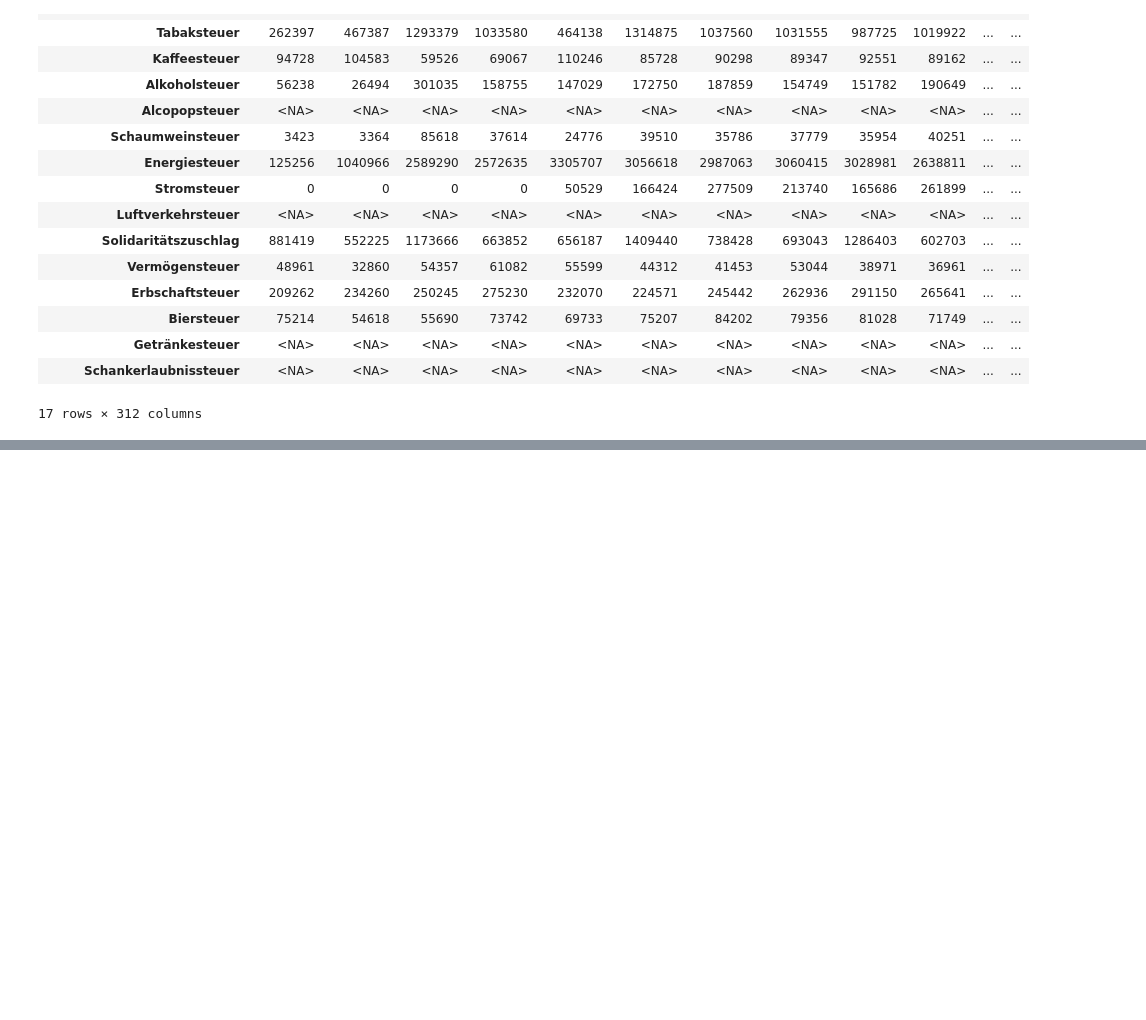
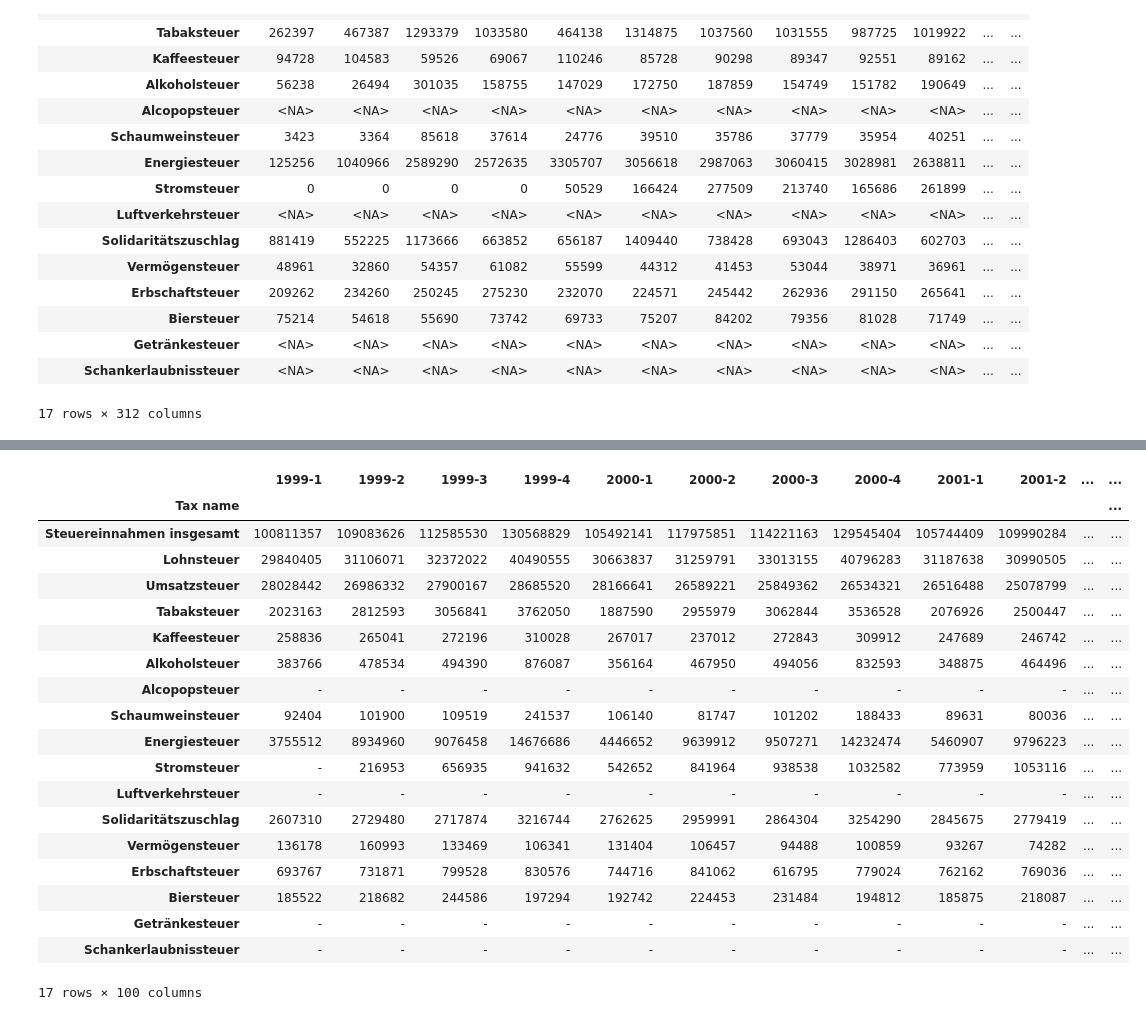
Before and after one commit to n-koenig/german_tax_income_analysis, a Jupyter notebook: bin/exploration.ipynb, the cells around one changed output, grey strips where cells are left out. Drawn from its saved outputs; the diff is of its cells as text; code cells hidden in the pictures; blank space fills up the shorter version.

```diff
--- a/bin/exploration.ipynb
+++ b/bin/exploration.ipynb
@@ -76,0 +77,31 @@ df.iloc[-3, :].plot(figsize=(30, 20))
+# %%
+df_q = pd.read_csv(BASE_DIR + 'data/71211-0003_$F.csv', skiprows=7, skipfooter=4, delimiter=';', engine='python')
+col_names = [str(year) + '-' + str(quarter) for year in range(1999, 2024) for quarter in range(1, 5)]
+df_q.iloc[11, 0] = 'Solidaritätszuschlag'
+df_q.iloc[12, 0] = 'Vermögensteuer'
+df_q.iloc[15, 0] = 'Getränkesteuer'
+df_q.set_index(df_q.columns[0], drop=True, inplace=True)
+df_q.index.rename('Tax name', inplace=True)
+df_q.columns = col_names
+df_q
+# %% [output]
+|  | 1999-1 | 1999-2 | 1999-3 | 1999-4 | 2000-1 | 2000-2 | 2000-3 | 2000-4 | 2001-1 | 2001-2 | ... | ... |
+| Tax name |  |  |  |  |  |  |  |  |  |  |  | ... |
+| Steuereinnahmen insgesamt | 100811357 | 109083626 | 112585530 | 130568829 | 105492141 | 117975851 | 114221163 | 129545404 | 105744409 | 109990284 | ... | ... |
+| Lohnsteuer | 29840405 | 31106071 | 32372022 | 40490555 | 30663837 | 31259791 | 33013155 | 40796283 | 31187638 | 30990505 | ... | ... |
+| Umsatzsteuer | 28028442 | 26986332 | 27900167 | 28685520 | 28166641 | 26589221 | 25849362 | 26534321 | 26516488 | 25078799 | ... | ... |
+| Tabaksteuer | 2023163 | 2812593 | 3056841 | 3762050 | 1887590 | 2955979 | 3062844 | 3536528 | 2076926 | 2500447 | ... | ... |
+| Kaffeesteuer | 258836 | 265041 | 272196 | 310028 | 267017 | 237012 | 272843 | 309912 | 247689 | 246742 | ... | ... |
+| Alkoholsteuer | 383766 | 478534 | 494390 | 876087 | 356164 | 467950 | 494056 | 832593 | 348875 | 464496 | ... | ... |
+| Alcopopsteuer | - | - | - | - | - | - | - | - | - | - | ... | ... |
+| Schaumweinsteuer | 92404 | 101900 | 109519 | 241537 | 106140 | 81747 | 101202 | 188433 | 89631 | 80036 | ... | ... |
+| Energiesteuer | 3755512 | 8934960 | 9076458 | 14676686 | 4446652 | 9639912 | 9507271 | 14232474 | 5460907 | 9796223 | ... | ... |
+| Stromsteuer | - | 216953 | 656935 | 941632 | 542652 | 841964 | 938538 | 1032582 | 773959 | 1053116 | ... | ... |
+| Luftverkehrsteuer | - | - | - | - | - | - | - | - | - | - | ... | ... |
+| Solidaritätszuschlag | 2607310 | 2729480 | 2717874 | 3216744 | 2762625 | 2959991 | 2864304 | 3254290 | 2845675 | 2779419 | ... | ... |
+| Vermögensteuer | 136178 | 160993 | 133469 | 106341 | 131404 | 106457 | 94488 | 100859 | 93267 | 74282 | ... | ... |
+| Erbschaftsteuer | 693767 | 731871 | 799528 | 830576 | 744716 | 841062 | 616795 | 779024 | 762162 | 769036 | ... | ... |
+| Biersteuer | 185522 | 218682 | 244586 | 197294 | 192742 | 224453 | 231484 | 194812 | 185875 | 218087 | ... | ... |
+| Getränkesteuer | - | - | - | - | - | - | - | - | - | - | ... | ... |
+| Schankerlaubnissteuer | - | - | - | - | - | - | - | - | - | - | ... | ... |
+17 rows × 100 columns
```
Also changed, not shown: parts of 3 cells of this notebook, 2 other files.
